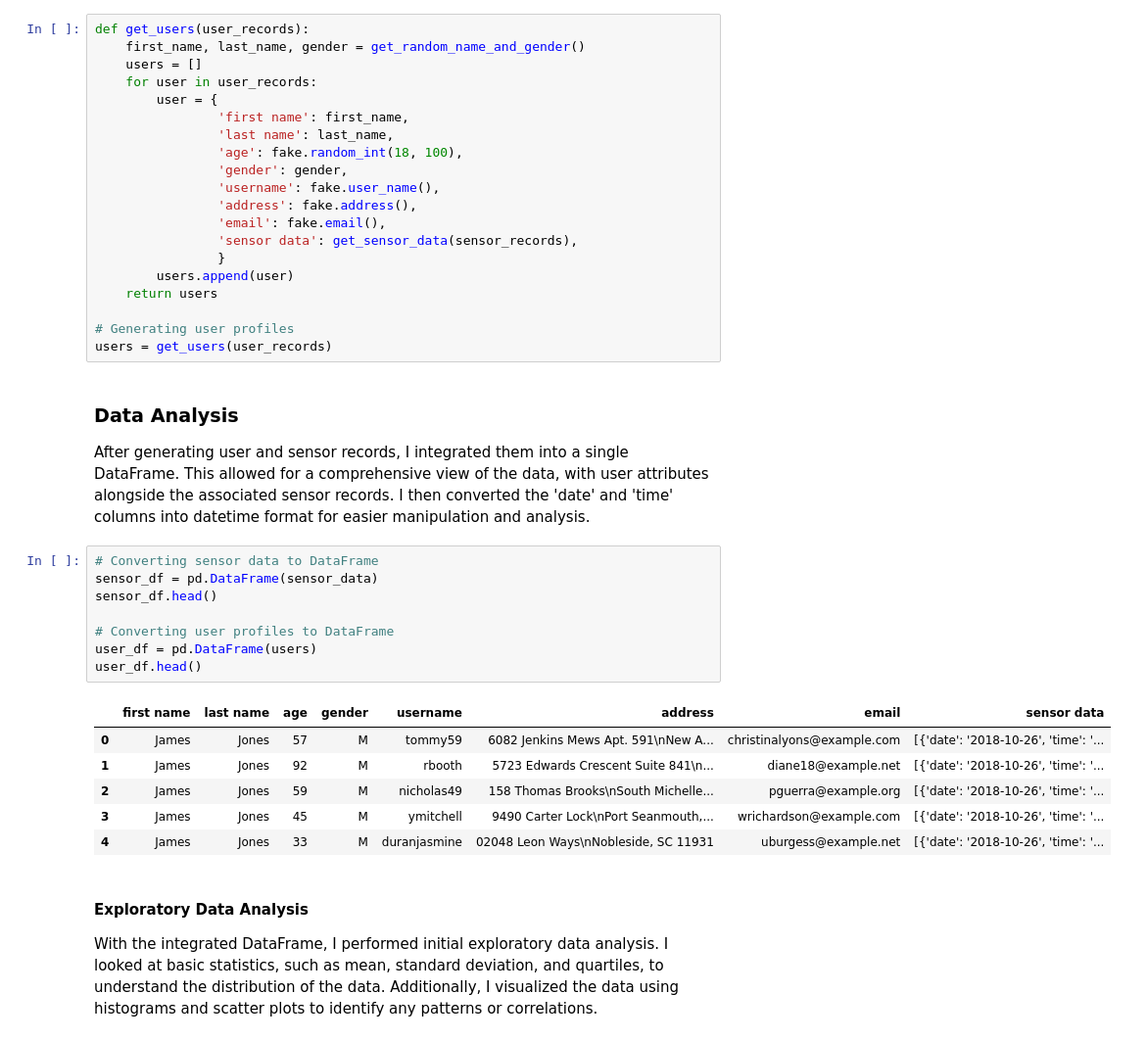
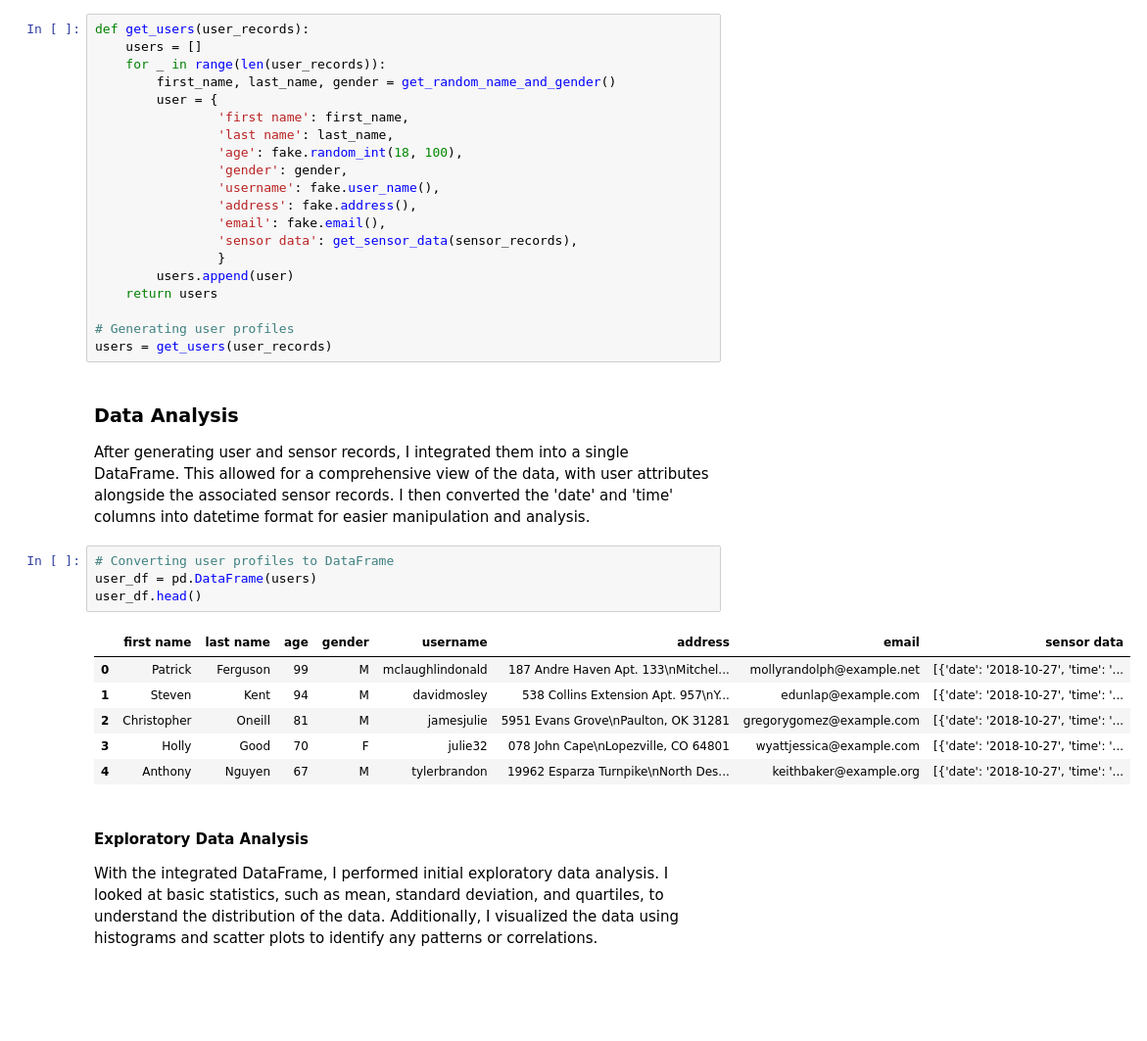
Before and after one commit to ericnbello/sensor-analytics, a Jupyter notebook: IoT_Sensor_Analytics.ipynb, the cells around one changed output. Shown at 98% size. Drawn from its saved outputs; the diff is of its cells as text; blank space fills up the shorter version.

```diff
--- a/IoT_Sensor_Analytics.ipynb
+++ b/IoT_Sensor_Analytics.ipynb
@@ -144,9 +139,9 @@ def get_random_name_and_gender():
 Using the generated user records, I create user profiles.
 # %%
 def get_users(user_records):
-    first_name, last_name, gender = get_random_name_and_gender()
     users = []
-    for user in user_records:
+    for _ in range(len(user_records)):
+        first_name, last_name, gender = get_random_name_and_gender()
         user = {
                 'first name': first_name,
                 'last name': last_name,
@@ -167,20 +162,16 @@ users = get_users(user_records)
 
 After generating user and sensor records, I integrated them into a single DataFrame. This allowed for a comprehensive view of the data, with user attributes alongside the associated sensor records. I then converted the 'date' and 'time' columns into datetime format for easier manipulation and analysis.
 # %%
-# Converting sensor data to DataFrame
-sensor_df = pd.DataFrame(sensor_data)
-sensor_df.head()
-
 # Converting user profiles to DataFrame
 user_df = pd.DataFrame(users)
 user_df.head()
 # %% [output]
 |  | first name | last name | age | gender | username | address | email | sensor data |
-| 0 | James | Jones | 57 | M | tommy59 | 6082 Jenkins Mews Apt. 591\nNew A... | christinalyons@example.com | [{'date': '2018-10-26', 'time': '... |
-| 1 | James | Jones | 92 | M | rbooth | 5723 Edwards Crescent Suite 841\n... | diane18@example.net | [{'date': '2018-10-26', 'time': '... |
-| 2 | James | Jones | 59 | M | nicholas49 | 158 Thomas Brooks\nSouth Michelle... | pguerra@example.org | [{'date': '2018-10-26', 'time': '... |
-| 3 | James | Jones | 45 | M | ymitchell | 9490 Carter Lock\nPort Seanmouth,... | wrichardson@example.com | [{'date': '2018-10-26', 'time': '... |
-| 4 | James | Jones | 33 | M | duranjasmine | 02048 Leon Ways\nNobleside, SC 11931 | uburgess@example.net | [{'date': '2018-10-26', 'time': '... |
+| 0 | Patrick | Ferguson | 99 | M | mclaughlindonald | 187 Andre Haven Apt. 133\nMitchel... | mollyrandolph@example.net | [{'date': '2018-10-27', 'time': '... |
+| 1 | Steven | Kent | 94 | M | davidmosley | 538 Collins Extension Apt. 957\nY... | edunlap@example.com | [{'date': '2018-10-27', 'time': '... |
+| 2 | Christopher | Oneill | 81 | M | jamesjulie | 5951 Evans Grove\nPaulton, OK 31281 | gregorygomez@example.com | [{'date': '2018-10-27', 'time': '... |
+| 3 | Holly | Good | 70 | F | julie32 | 078 John Cape\nLopezville, CO 64801 | wyattjessica@example.com | [{'date': '2018-10-27', 'time': '... |
+| 4 | Anthony | Nguyen | 67 | M | tylerbrandon | 19962 Esparza Turnpike\nNorth Des... | keithbaker@example.org | [{'date': '2018-10-27', 'time': '... |
 # %% [markdown]
 #### Exploratory Data Analysis
 
```
Also changed, not shown: parts of 13 cells of this notebook, 1 other file.
